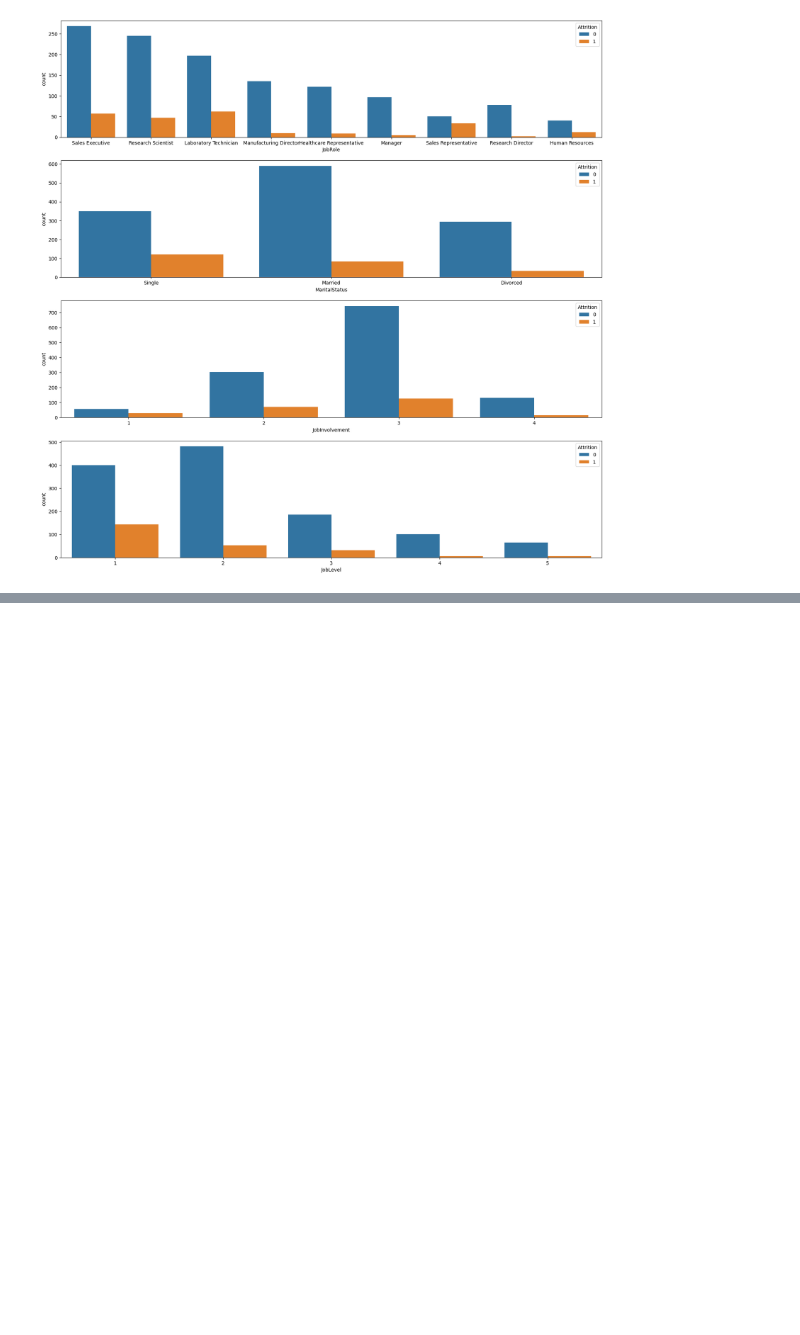
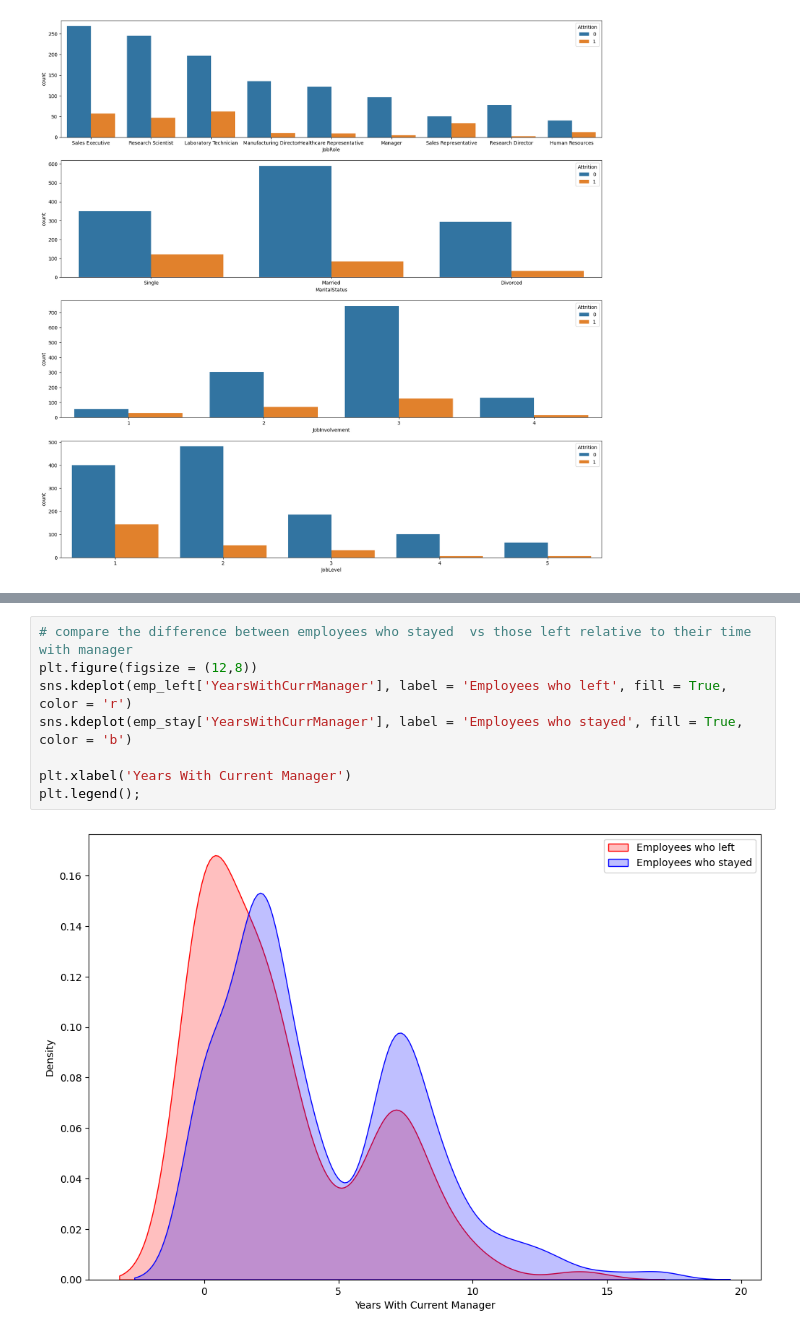
Before and after one commit to drv-j/ACMDIGW, a Jupyter notebook: ACMDIGT223_24_ML_JACINTO.ipynb, the cells around one changed output, grey strips where cells are left out. Drawn from its saved outputs; the diff is of its cells as text; blank space fills up the shorter version.

```diff
--- a/ACMDIGT223_24_ML_JACINTO.ipynb
+++ b/ACMDIGT223_24_ML_JACINTO.ipynb
@@ -207,0 +231,10 @@ sns.countplot(data = df, x = 'JobLevel', hue = 'Attrition');
+# %%
+# compare the difference between employees who stayed  vs those left relative to their time with manager
+plt.figure(figsize = (12,8))
+sns.kdeplot(emp_left['YearsWithCurrManager'], label = 'Employees who left', fill = True, color = 'r')
+sns.kdeplot(emp_stay['YearsWithCurrManager'], label = 'Employees who stayed', fill = True, color = 'b')
+
+plt.xlabel('Years With Current Manager')
+plt.legend();
+# %% [output]
+[figure, added]
```
Also changed, not shown: parts of 35 cells of this notebook.
